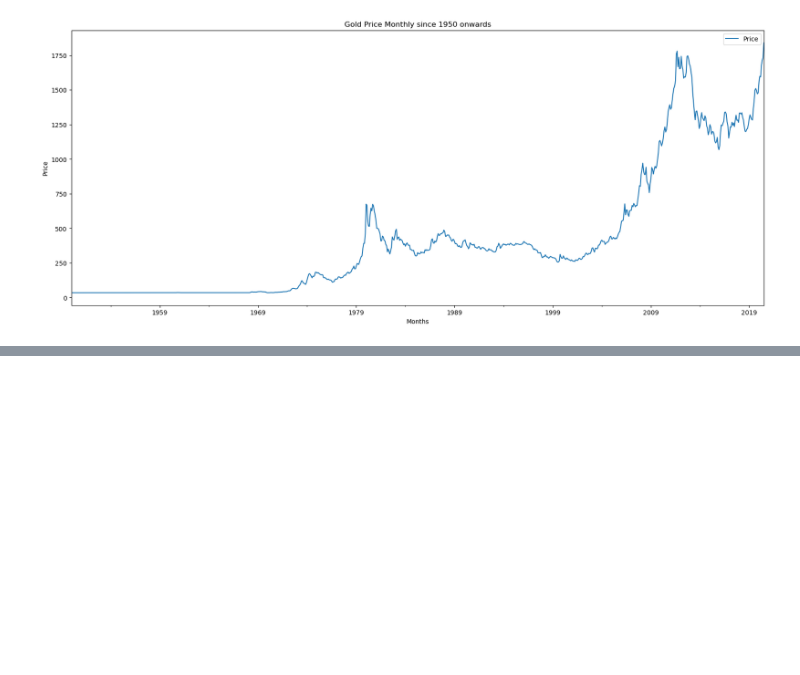
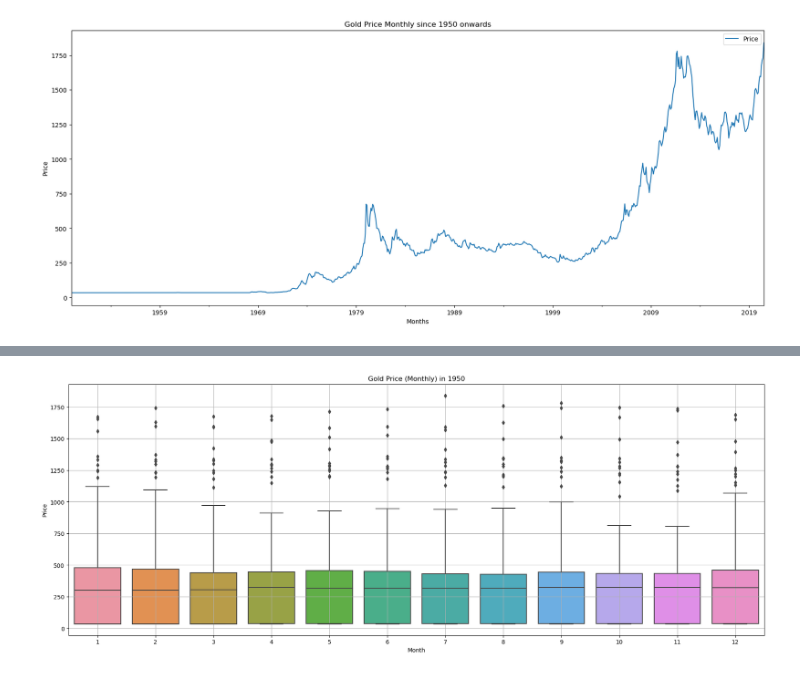
Before and after one commit to parthvichare/Gold-Price-Analysis, a Jupyter notebook: GOLD forecasting.ipynb, the cells around one changed output, grey strips where cells are left out. Cells and saved outputs as stored; diff of their text form; code cells hidden in the pictures; blank space fills up the shorter version.

```diff
--- a/GOLD forecasting.ipynb
+++ b/GOLD forecasting.ipynb
@@ -64,0 +117,9 @@ plt.show()
+# %%
+_,ax=plt.subplots(figsize=(22,8))
+sns.boxplot(x=df.index.month, y=df['Price'],ax=ax)
+plt.title("Gold Price (Monthly) in 1950")
+plt.xlabel('Month')
+plt.ylabel('Price')
+plt.grid()
+# %% [output]
+[figure, added]
```
Also changed, not shown: parts of 17 cells of this notebook.
